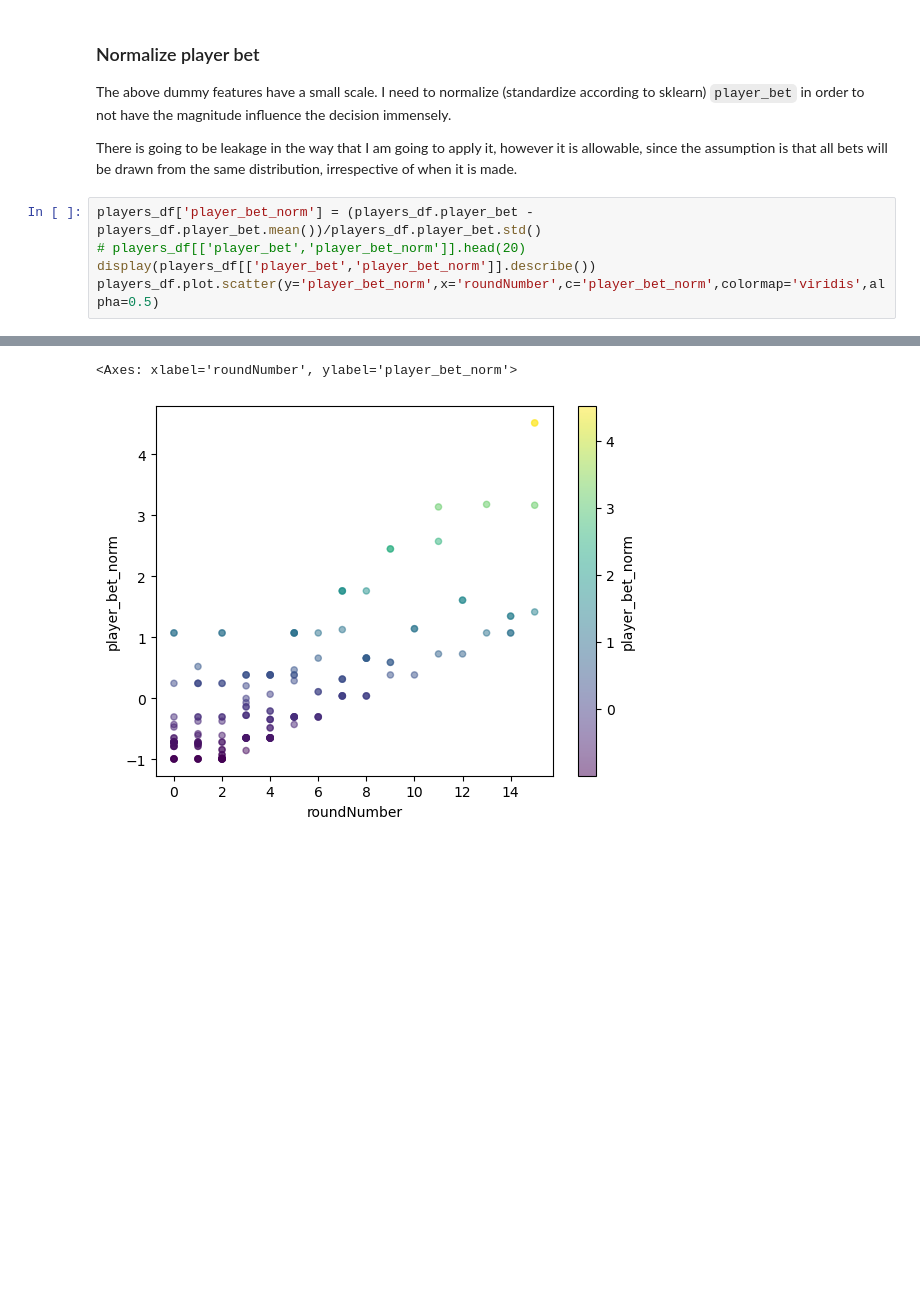
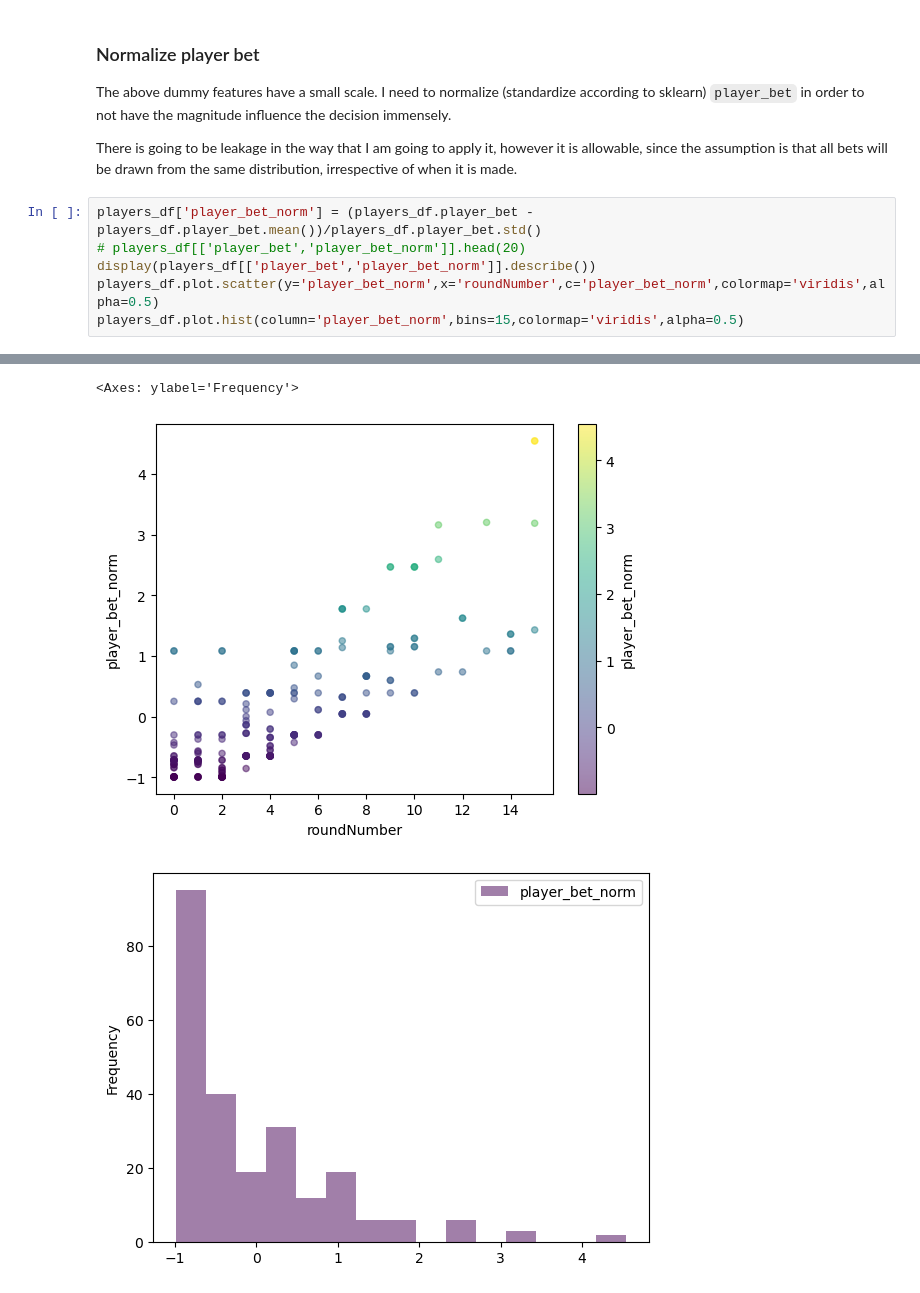
Before and after one commit to jcstrydom/black-jack, a Jupyter notebook: notebooks/classification_modeling.ipynb, the cells around one changed output, grey strips where cells are left out. Drawn from its saved outputs; the diff is of its cells as text; blank space fills up the shorter version.

```diff
--- a/notebooks/classification_modeling.ipynb
+++ b/notebooks/classification_modeling.ipynb
@@ -334,5 +301,6 @@ players_df['player_bet_norm'] = (players_df.player_bet - players_df.player_bet.m
 # players_df[['player_bet','player_bet_norm']].head(20)
 display(players_df[['player_bet','player_bet_norm']].describe())
 players_df.plot.scatter(y='player_bet_norm',x='roundNumber',c='player_bet_norm',colormap='viridis',alpha=0.5)
+players_df.plot.hist(column='player_bet_norm',bins=15,colormap='viridis',alpha=0.5)
 # %% [output]
 |  | player_bet | player_bet_norm |
@@ -347,2 +315,3 @@ players_df.plot.scatter(y='player_bet_norm',x='roundNumber',c='player_bet_norm',
-<Axes: xlabel='roundNumber', ylabel='player_bet_norm'>
+<Axes: ylabel='Frequency'>
-[figure, old version]
+[figure, new version]
+[figure, added]
```
Also changed, not shown: parts of 24 cells of this notebook.
